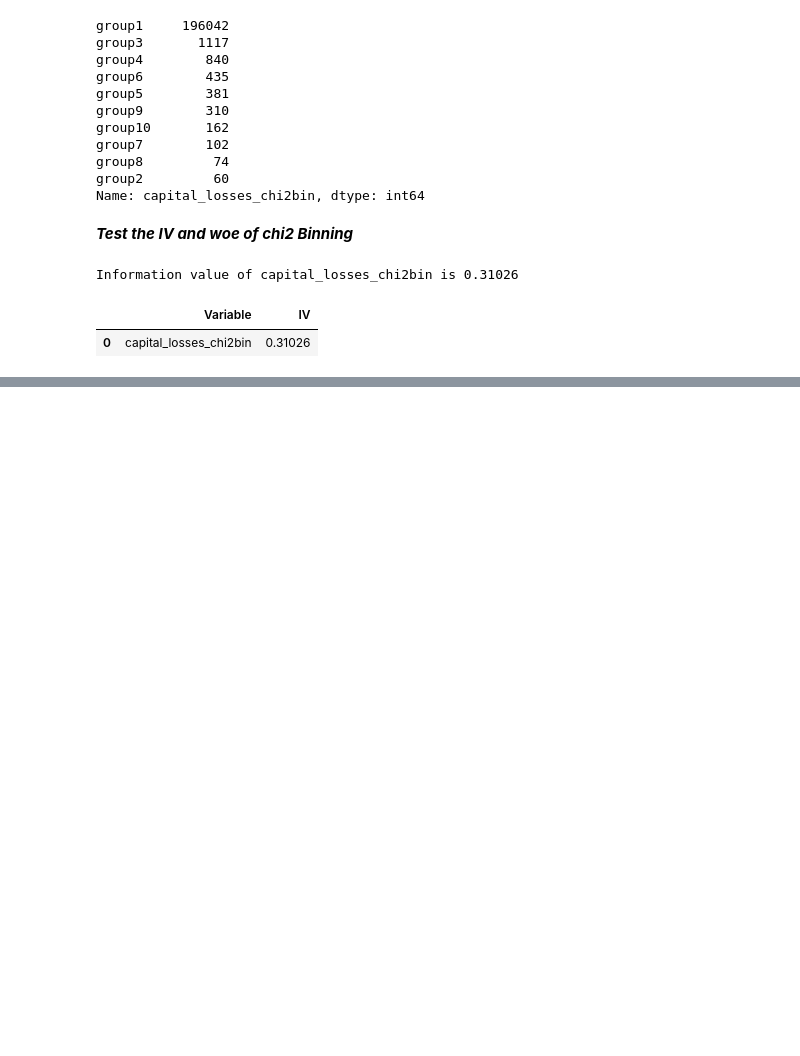
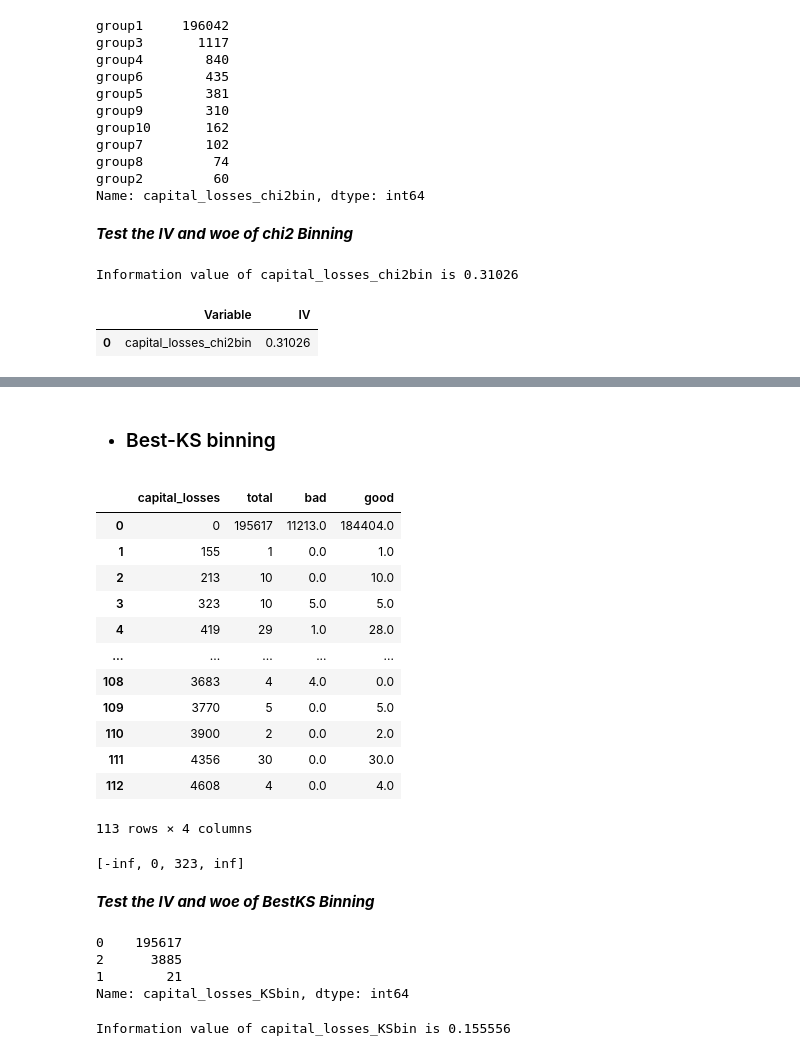
Before and after one commit to tomtang110/RecommendationAlgorithmPractice, a Jupyter notebook: FeatureEnginnering/ContinuousFeature.ipynb, the cells around one changed output, grey strips where cells are left out. Drawn from its saved outputs; the diff is of its cells as text; code cells hidden in the pictures; blank space fills up the shorter version.

```diff
--- a/FeatureEnginnering/ContinuousFeature.ipynb
+++ b/FeatureEnginnering/ContinuousFeature.ipynb
@@ -457,3 +457,5 @@ bin_value
 | 7 | capital_losses_chi2bin | group7 | 102 | 75.0 | 0.006057 | 27.0 | 0.000144 | 3.737270 | 0.022098 |
 | 8 | capital_losses_chi2bin | group8 | 74 | 0.0 | 0.000040 | 74.0 | 0.000395 | -2.281594 | 0.000810 |
 | 9 | capital_losses_chi2bin | group9 | 310 | 219.0 | 0.017687 | 91.0 | 0.000486 | 3.593831 | 0.061816 |
+# %% [markdown]
+* ### Best-KS binning
@@ -459,0 +464,18 @@ bin_value
+# %%
+result = univeral_df(train_df,'capital_losses','label_income','total','good','bad')
+# %%
+result
+# %% [output]
+|  | capital_losses | total | bad | good |
+| 0 | 0 | 195617 | 11213.0 | 184404.0 |
+| 1 | 155 | 1 | 0.0 | 1.0 |
+| 2 | 213 | 10 | 0.0 | 10.0 |
+| 3 | 323 | 10 | 5.0 | 5.0 |
+| 4 | 419 | 29 | 1.0 | 28.0 |
+| ... | ... | ... | ... | ... |
+| 108 | 3683 | 4 | 4.0 | 0.0 |
+| 109 | 3770 | 5 | 0.0 | 5.0 |
+| 110 | 3900 | 2 | 0.0 | 2.0 |
+| 111 | 4356 | 30 | 0.0 | 30.0 |
+| 112 | 4608 | 4 | 0.0 | 4.0 |
+113 rows × 4 columns
@@ -459,0 +485,6 @@ bin_value
+# %%
+cut_bin
+# %% [output]
+[-inf, 0, 323, inf]
+# %% [markdown]
+***Test the IV and woe of BestKS Binning***
@@ -459,0 +493,11 @@ bin_value
+# %%
+train_df['capital_losses_KSbin'].value_counts()
+# %% [output]
+0    195617
+2      3885
+1        21
+Name: capital_losses_KSbin, dtype: int64
+# %%
+IV_value,bin_value = iv_woe(train_df,'capital_losses_KSbin','label_income',)
+# %% [output]
+Information value of capital_losses_KSbin is 0.155556
```
Also changed, not shown: parts of 11 cells of this notebook, 2 other files.
